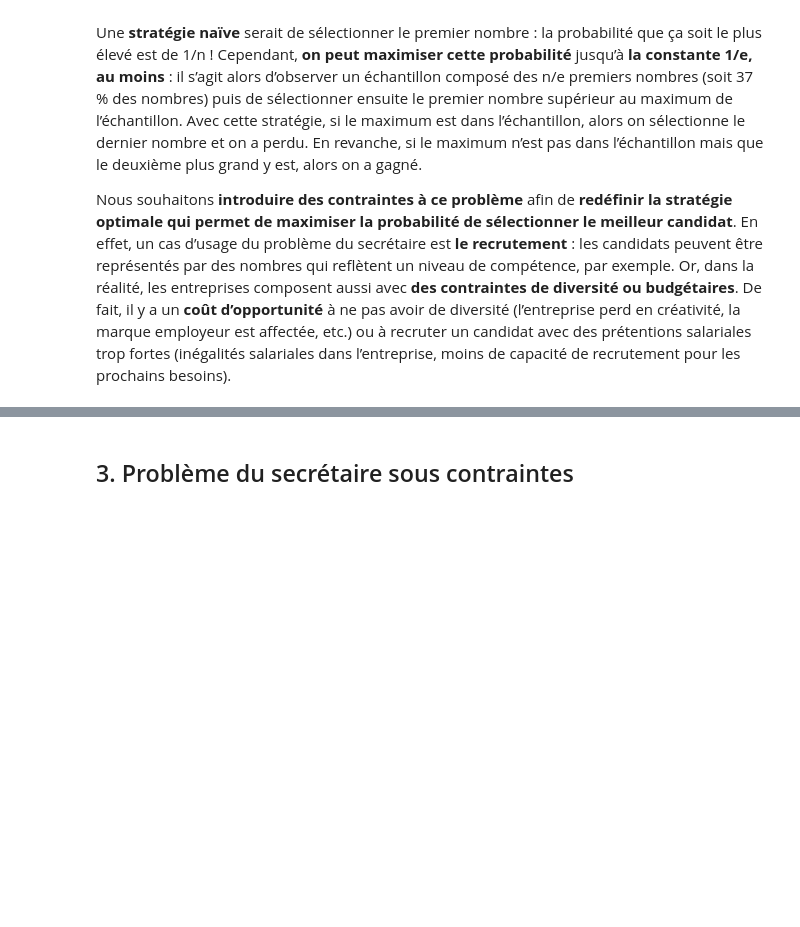
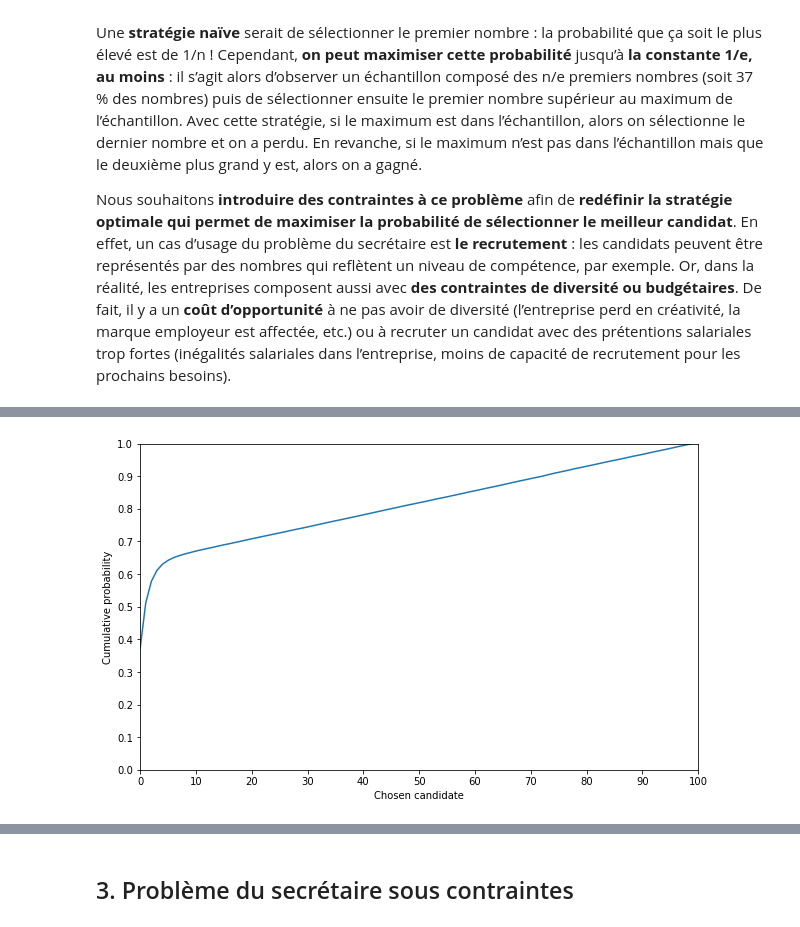
Before and after one commit to victor-kerros/secretary_problem_with_constraints, a Jupyter notebook: secretary_problem_simulation.ipynb, the cells around one changed output, grey strips where cells are left out. Saved outputs shown, nothing was run; the diff lists cells and outputs as text; code cells hidden in the pictures; blank space fills up the shorter version.

```diff
--- a/secretary_problem_simulation.ipynb
+++ b/secretary_problem_simulation.ipynb
@@ -23,0 +65,12 @@ Nous souhaitons **introduire des contraintes à ce problème** afin de **redéfi
+# %%
+plt.figure(figsize = (10, 6))
+plt.plot(np.cumsum(np.histogram(sim, bins = 100)[0])/100000)
+plt.ylim(0,1)
+plt.xlim(0, 100)
+plt.yticks(np.arange(0, 1.1, 0.1))
+plt.xticks(np.arange(0, 101, 10))
+plt.xlabel('Chosen candidate')
+plt.ylabel('Cumulative probability')
+plt.show()
+# %% [output]
+[figure, added]
```
Also changed, not shown: parts of 8 cells of this notebook.
